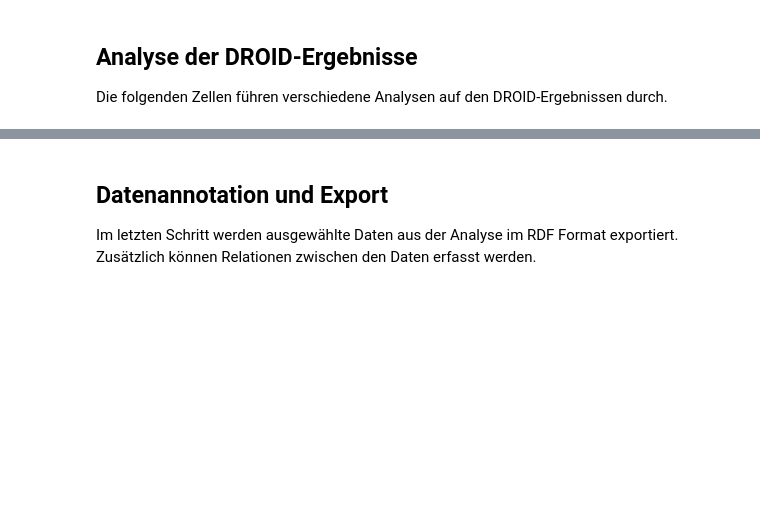
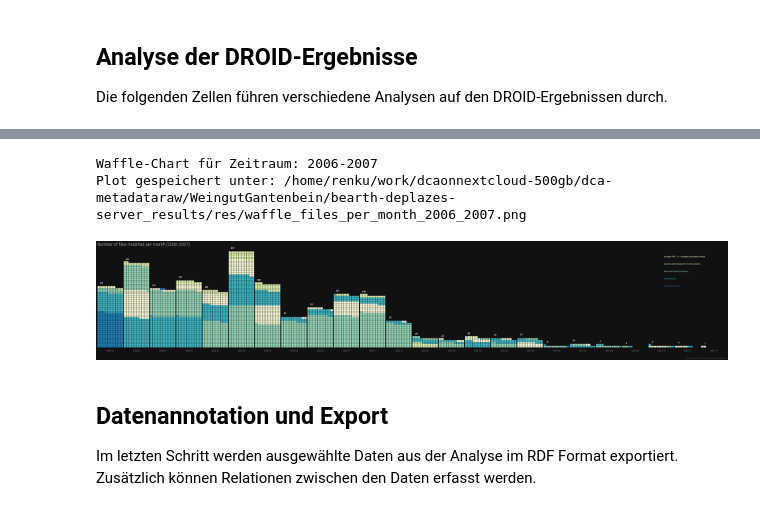
Before and after one commit to AdrianPoellinger/27_DCA_Ingest, a Jupyter notebook: notebooks/DCA_Ingest_2025-11-11.ipynb, the cells around one changed output, grey strips where cells are left out. Cells and saved outputs as stored; diff of their text form; code cells hidden in the pictures; blank space fills up the shorter version.

```diff
--- a/notebooks/DCA_Ingest_2025-11-11.ipynb
+++ b/notebooks/DCA_Ingest_2025-11-11.ipynb
@@ -233,3 +206,43 @@ Plot gespeichert unter: /home/renku/work/dcaonnextcloud-500gb/dca-metadataraw/Se
+# %%
+# Analyse: Waffle-Chart für monatliche Dateihäufigkeit
+
+try:
+    from generate_waffle import generate_waffle_chart
+
+    # Ermittle den Zeitraum aus den Daten
+    if os.path.exists(CSV_PATH):
+        df = pd.read_csv(CSV_PATH)
+        df["LAST_MODIFIED"] = pd.to_datetime(df["LAST_MODIFIED"], errors="coerce")
+        df_clean = df.dropna(subset=["LAST_MODIFIED"])
+
+        if len(df_clean) > 0:
+            start_year = 2006
+            end_year = 2007
+            print(f"Waffle-Chart für Zeitraum: {start_year}-{end_year}")
+
+            generate_waffle_chart(
+                csv_path=CSV_PATH,
+                output_dir=OUTPUT_DIR,
+                start_year=start_year,
+                end_year=end_year,
+                top_n=5,
+                show_plot=False,
+                date_col="LAST_MODIFIED"
+            )
+
+        else:
+            print("Keine gültigen Datumsangaben in den Daten gefunden.")
+    else:
+        print(f"CSV-Datei nicht gefunden: {CSV_PATH}")
+except ImportError as e:
+    print(f"Hinweis: Modul nicht gefunden ({e}). Überspringe Waffle-Chart.")
+    print("Installieren Sie pywaffle falls benötigt: pip install pywaffle")
+except Exception as e:
+    print(f"Fehler bei generate_waffle_chart: {e}")
+# %% [output]
+Waffle-Chart für Zeitraum: 2006-2007
+Plot gespeichert unter: /home/renku/work/dcaonnextcloud-500gb/dca-metadataraw/WeingutGantenbein/bearth-deplazes-server_results/res/waffle_files_per_month_2006_2007.png
+[figure, new version]
 # %% [markdown]
 ## Datenannotation und Export
 Im letzten Schritt werden ausgewählte Daten aus der Analyse im RDF Format exportiert. Zusätzlich können Relationen zwischen den Daten erfasst werden.
```
Also changed, not shown: parts of 9 cells of this notebook, 2 other files.
